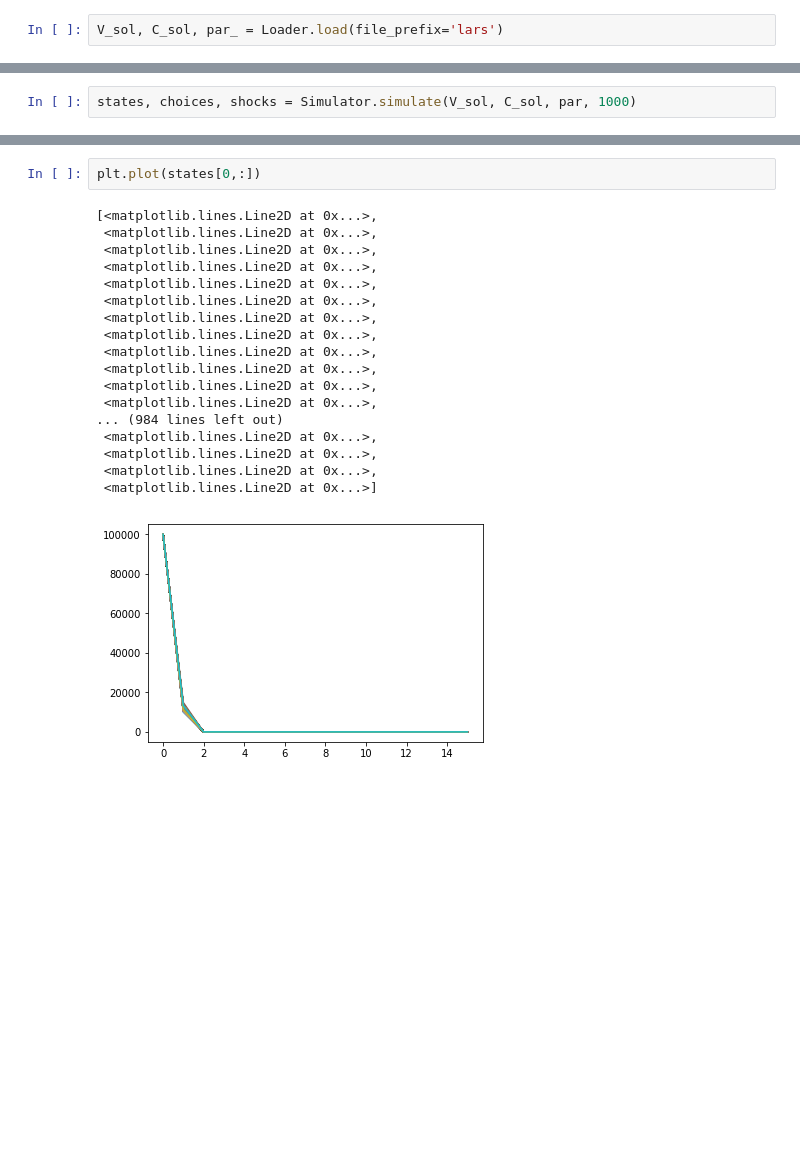
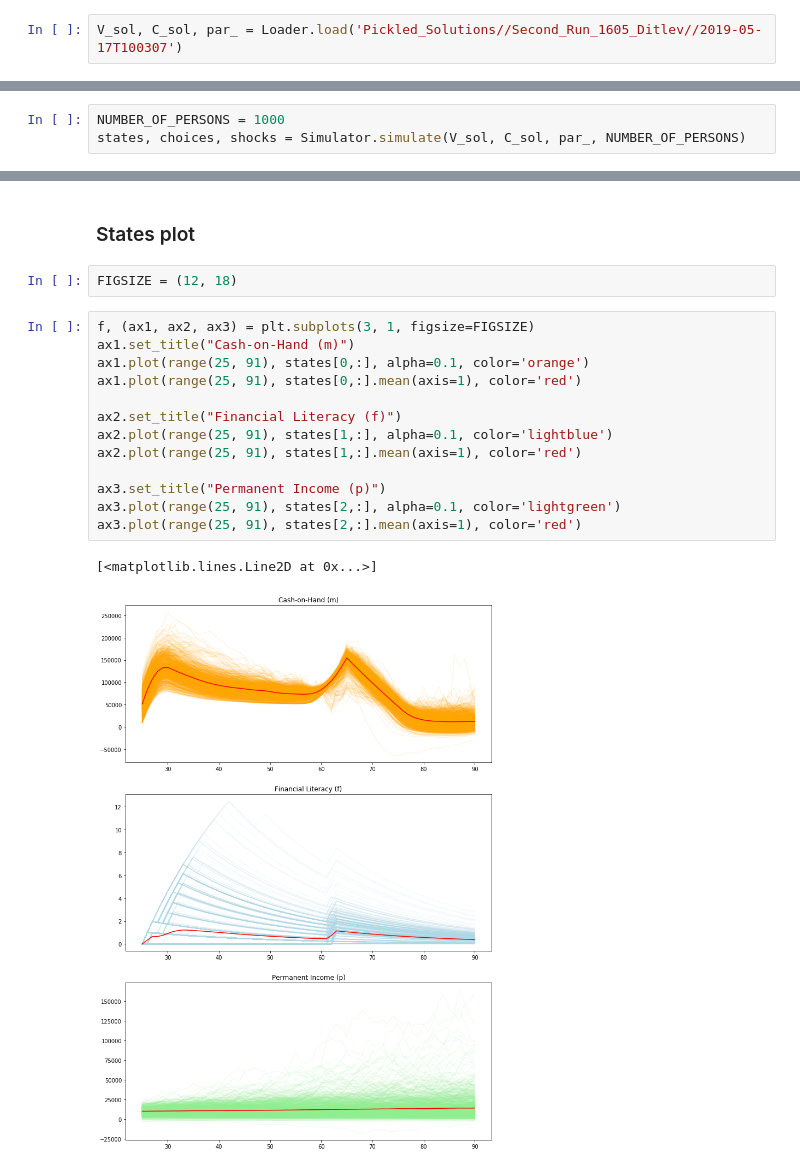
Before and after one commit to JakartaLaw/dypa_termpaper, a Jupyter notebook: src/simulate model.ipynb, the cells around one changed output, grey strips where cells are left out. Drawn from its saved outputs; the diff is of its cells as text; blank space fills up the shorter version.

Commit message:
added the new simulator in .py file. also fixed voter

```diff
--- a/src/simulate model.ipynb
+++ b/src/simulate model.ipynb
@@ -14,2 +10,2 @@ Loader.save(V_sol, C_sol, par, file_prefix='lars')
 # %%
-V_sol, C_sol, par_ = Loader.load(file_prefix='lars')
+V_sol, C_sol, par_ = Loader.load('Pickled_Solutions//Second_Run_1605_Ditlev//2019-05-17T100307')
@@ -131,3 +213,4 @@ class Simulator(Model):
 # %%
-states, choices, shocks = Simulator.simulate(V_sol, C_sol, par, 1000)
+NUMBER_OF_PERSONS = 1000
+states, choices, shocks = Simulator.simulate(V_sol, C_sol, par_, NUMBER_OF_PERSONS)
 # %% [output]
@@ -196,21 +234,20 @@ plt.plot(choices[0,:])
-# %%
-plt.plot(states[0,:])
-# %% [output]
-[<matplotlib.lines.Line2D at 0x...>,
- <matplotlib.lines.Line2D at 0x...>,
- <matplotlib.lines.Line2D at 0x...>,
- <matplotlib.lines.Line2D at 0x...>,
- <matplotlib.lines.Line2D at 0x...>,
- <matplotlib.lines.Line2D at 0x...>,
- <matplotlib.lines.Line2D at 0x...>,
- <matplotlib.lines.Line2D at 0x...>,
- <matplotlib.lines.Line2D at 0x...>,
- <matplotlib.lines.Line2D at 0x...>,
- <matplotlib.lines.Line2D at 0x...>,
- <matplotlib.lines.Line2D at 0x...>,
-... (984 lines left out)
- <matplotlib.lines.Line2D at 0x...>,
- <matplotlib.lines.Line2D at 0x...>,
- <matplotlib.lines.Line2D at 0x...>,
- <matplotlib.lines.Line2D at 0x...>]
-[figure, removed]
+# %% [markdown]
+### States plot
+# %%
+FIGSIZE = (12, 18)
+# %%
+f, (ax1, ax2, ax3) = plt.subplots(3, 1, figsize=FIGSIZE)
+ax1.set_title("Cash-on-Hand (m)")
+ax1.plot(range(25, 91), states[0,:], alpha=0.1, color='orange')
+ax1.plot(range(25, 91), states[0,:].mean(axis=1), color='red')
+
+ax2.set_title("Financial Literacy (f)")
+ax2.plot(range(25, 91), states[1,:], alpha=0.1, color='lightblue')
+ax2.plot(range(25, 91), states[1,:].mean(axis=1), color='red')
+
+ax3.set_title("Permanent Income (p)")
+ax3.plot(range(25, 91), states[2,:], alpha=0.1, color='lightgreen')
+ax3.plot(range(25, 91), states[2,:].mean(axis=1), color='red')
+# %% [output]
+[<matplotlib.lines.Line2D at 0x...>]
+[figure, added]
```
Also changed, not shown: parts of 11 cells of this notebook, 3 other files.
